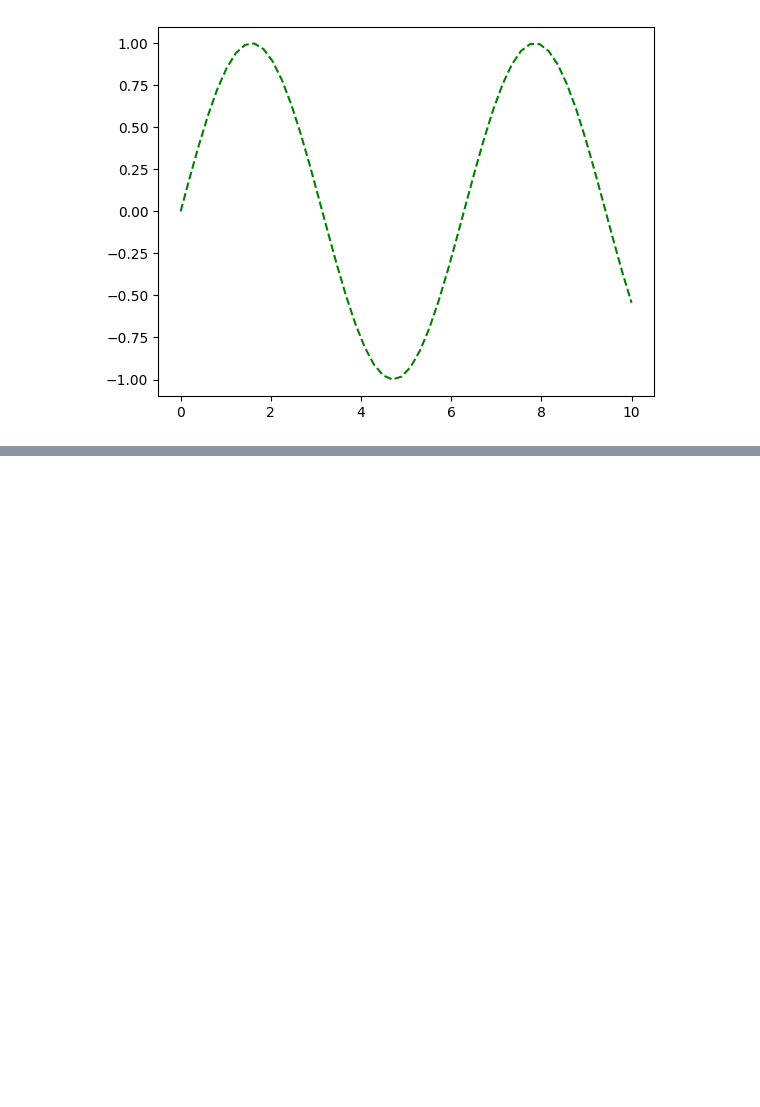
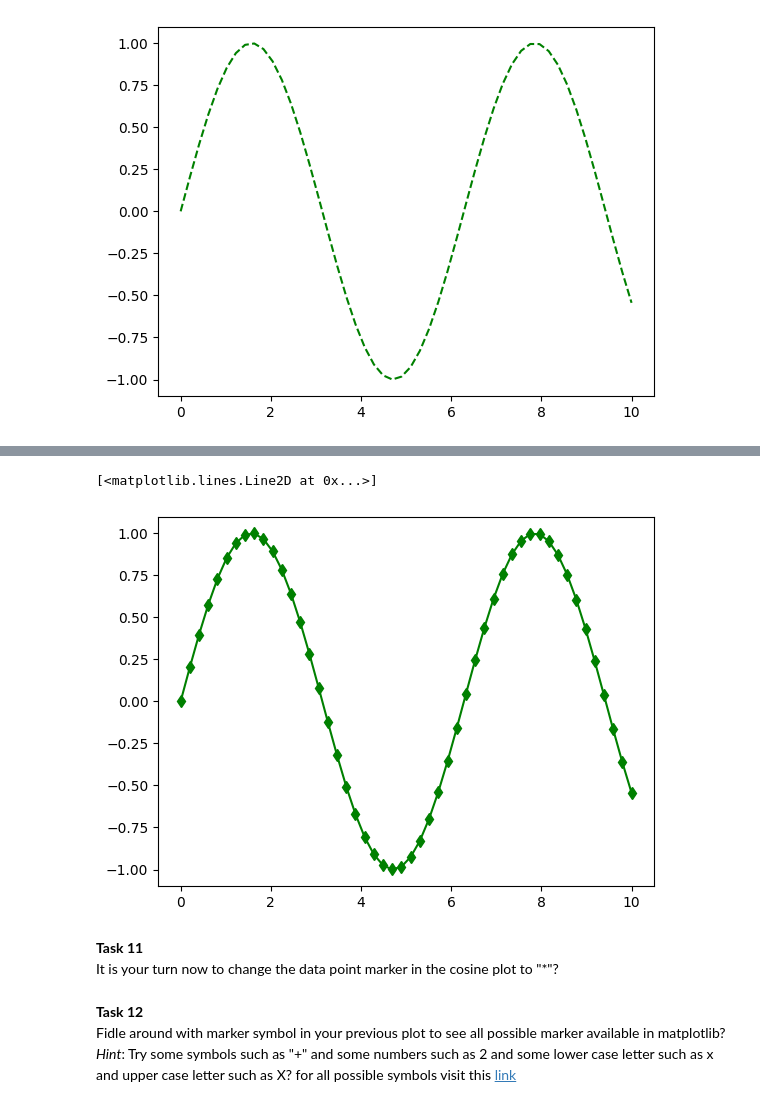
Before and after one commit to AhmadAlsaadi/ENCH320-Numpy, a Jupyter notebook: Matplotlib.ipynb, the cells around one changed output, grey strips where cells are left out. Saved outputs shown, nothing was run; the diff lists cells and outputs as text; code cells hidden in the pictures; blank space fills up the shorter version.

Commit message:
marker tutorial and combined style styntax has been added

```diff
--- a/Matplotlib.ipynb
+++ b/Matplotlib.ipynb
@@ -210,0 +223,12 @@ Try to discover the other linestyle pattern available in matplotlib. *Hint*: sta
+# %%
+import matplotlib.pyplot as plt
+import numpy as np
+x=np.linspace(0,10)
+y=np.sin(x)
+plt.plot(x,y,color="green",marker="d")
+# %% [output]
+[<matplotlib.lines.Line2D at 0x...>]
+[figure, added]
+# %% [markdown]
+**Task 11**
+It is your turn now to change the data point marker in the cosine plot to "*"?
@@ -210,0 +238,3 @@ Try to discover the other linestyle pattern available in matplotlib. *Hint*: sta
+# %% [markdown]
+**Task 12**
+Fidle around with marker symbol in your previous plot to see all possible marker available in matplotlib? *Hint*: Try some symbols such as "+" and some numbers such as 2 and some lower case letter such as x and upper case letter such as X? for all possible symbols visit this [link](https://matplotlib.org/stable/api/markers_api.html)
```
Also changed, not shown: parts of 14 cells of this notebook.
